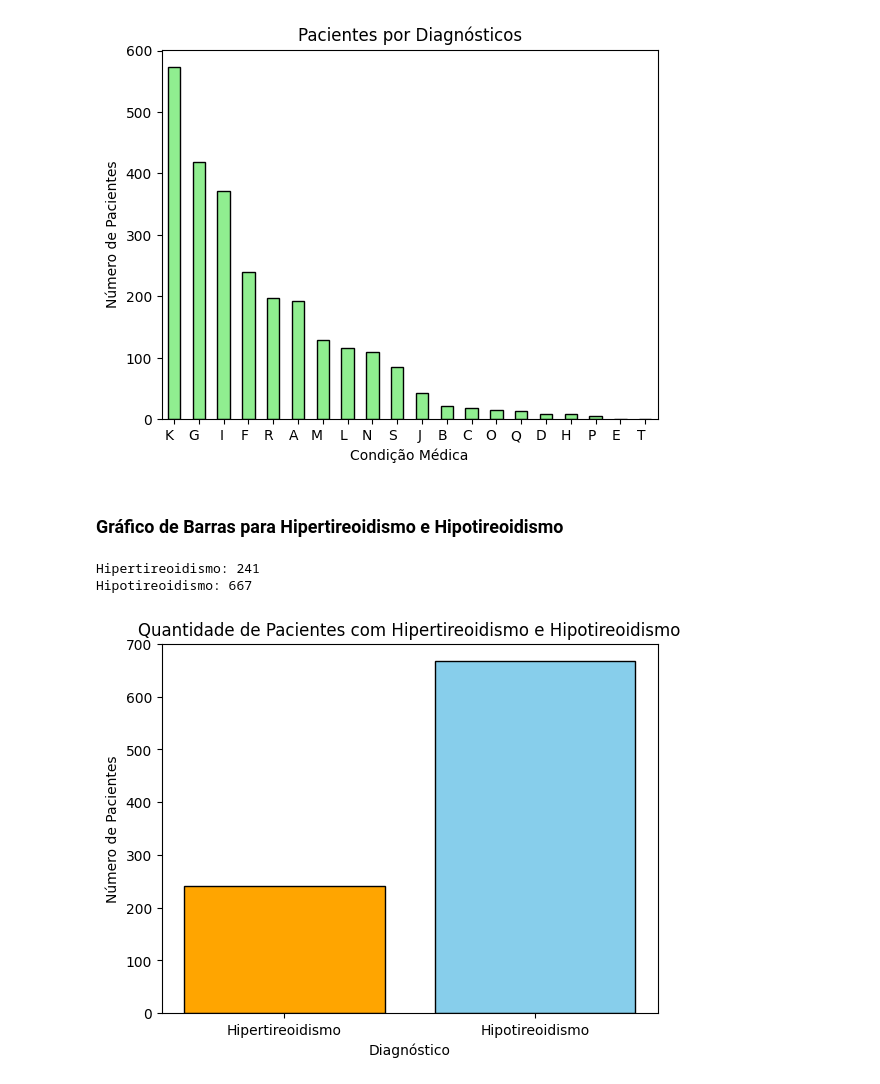
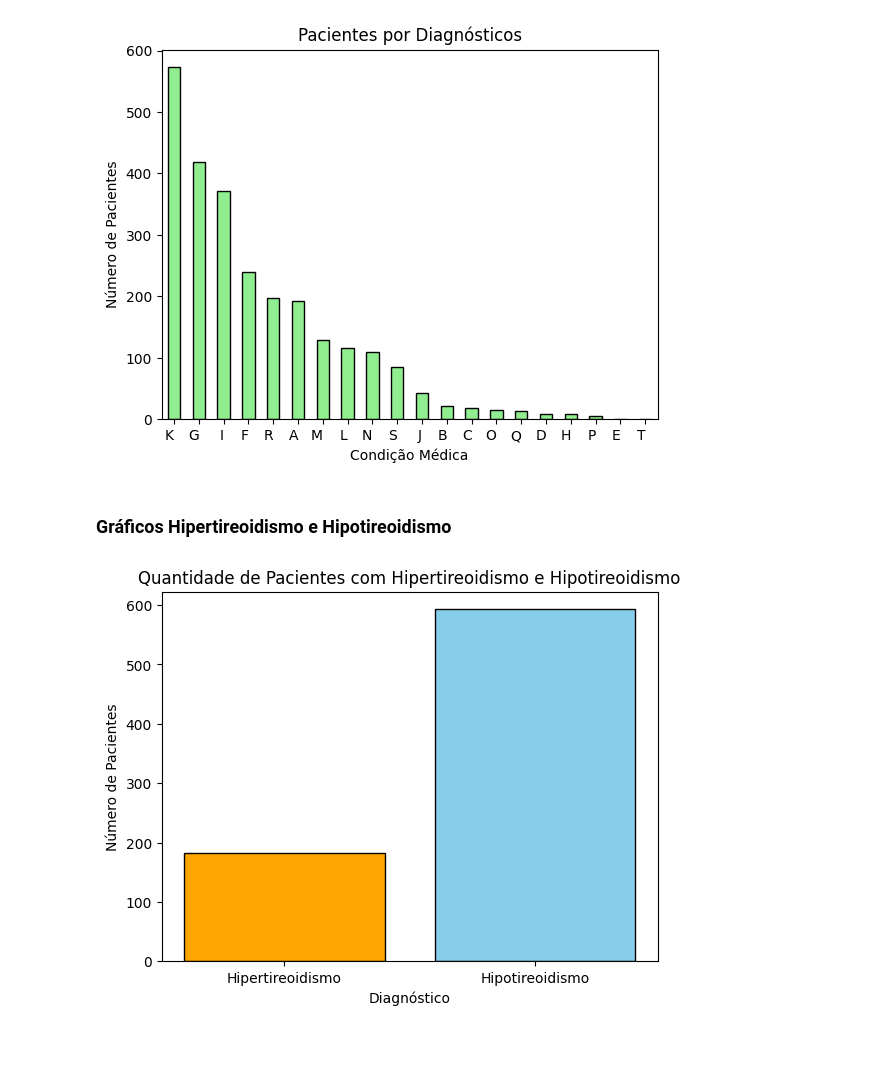
Before and after one commit to gabrielventuradasilva/thyroid-analysis, a Jupyter notebook: thyroid.ipynb, the cells around one changed output. Drawn from its saved outputs; the diff is of its cells as text; code cells hidden in the pictures; blank space fills up the shorter version.

```diff
--- a/thyroid.ipynb
+++ b/thyroid.ipynb
@@ -141,48 +139,27 @@ plt.show()
 # %% [output]
 [figure]
 # %% [markdown]
-### Gráfico de Barras para Hipertireoidismo e Hipotireoidismo
+### Gráficos Hipertireoidismo e Hipotireoidismo
-# %%
-def count_letters(diagnosis):
-    count = {'A': 0, 'B': 0, 'C': 0, 'D': 0, 'E': 0, 'F': 0, 'G': 0, 'H': 0,
-             'I': 0, 'J': 0, 'K': 0, 'L': 0, 'M': 0, 'N': 0, 'O': 0, 'P': 0,
-             'Q': 0, 'R': 0, 'S': 0, 'T': 0}
-
-    if pd.isna(diagnosis):
-        return count
-
-    for letter in diagnosis:
-        if letter in count:
-            count[letter] += 1
-        elif '|' in letter:
-            letters = letter.split('|')
-            for l in letters:
-                if l in count:
-                    count[l] += 1
-
-    return count
-
-total_count = {'A': 0, 'B': 0, 'C': 0, 'D': 0, 'E': 0, 'F': 0, 'G': 0, 'H': 0,
-               'I': 0, 'J': 0, 'K': 0, 'L': 0, 'M': 0, 'N': 0, 'O': 0, 'P': 0,
-               'Q': 0, 'R': 0, 'S': 0, 'T': 0}
-
-results = data['target'].apply(count_letters)
-
-hipertireoidismo_count = results.apply(lambda x: x['A'] + x['B'] + x['C'] + x['D']).sum()
-hipotireoidismo_count = results.apply(lambda x: x['E'] + x['F'] + x['G'] + x['H']).sum()
-
-# print("Hipertireoidismo:", hipertireoidismo_count)
-# print("Hipotireoidismo:", hipotireoidismo_count)
-
-labels = ['Hipertireoidismo', 'Hipotireoidismo']
-quantidades = [hipertireoidismo_count, hipotireoidismo_count]
-
-plt.bar(labels, quantidades, color=['orange', 'skyblue'], edgecolor='black')
-plt.xlabel('Diagnóstico')
-plt.ylabel('Número de Pacientes')
-plt.title('Quantidade de Pacientes com Hipertireoidismo e Hipotireoidismo')
-plt.show()
-# %% [output]
-Hipertireoidismo: 241
-Hipotireoidismo: 667
-[figure, removed]
+# %%
+hipertireoidismo_count = 0
+hipotireoidismo_count = 0
+
+for target in data['target']:
+    if target in ['A', 'B', 'C', 'D']:
+        hipertireoidismo_count += 1
+    elif target in ['E', 'F', 'G', 'H']:
+        hipotireoidismo_count += 1
+
+# print("Hipertireoidismo:", hipertireoidismo_count)
+# print("Hipotireoidismo:", hipotireoidismo_count)
+
+labels = ['Hipertireoidismo', 'Hipotireoidismo']
+quantidades = [hipertireoidismo_count, hipotireoidismo_count]
+
+plt.bar(labels, quantidades, color=['orange', 'skyblue'], edgecolor='black')
+plt.xlabel('Diagnóstico')
+plt.ylabel('Número de Pacientes')
+plt.title('Quantidade de Pacientes com Hipertireoidismo e Hipotireoidismo')
+plt.show()
+# %% [output]
+[figure, added]
```
Also changed, not shown: parts of 5 cells of this notebook.
